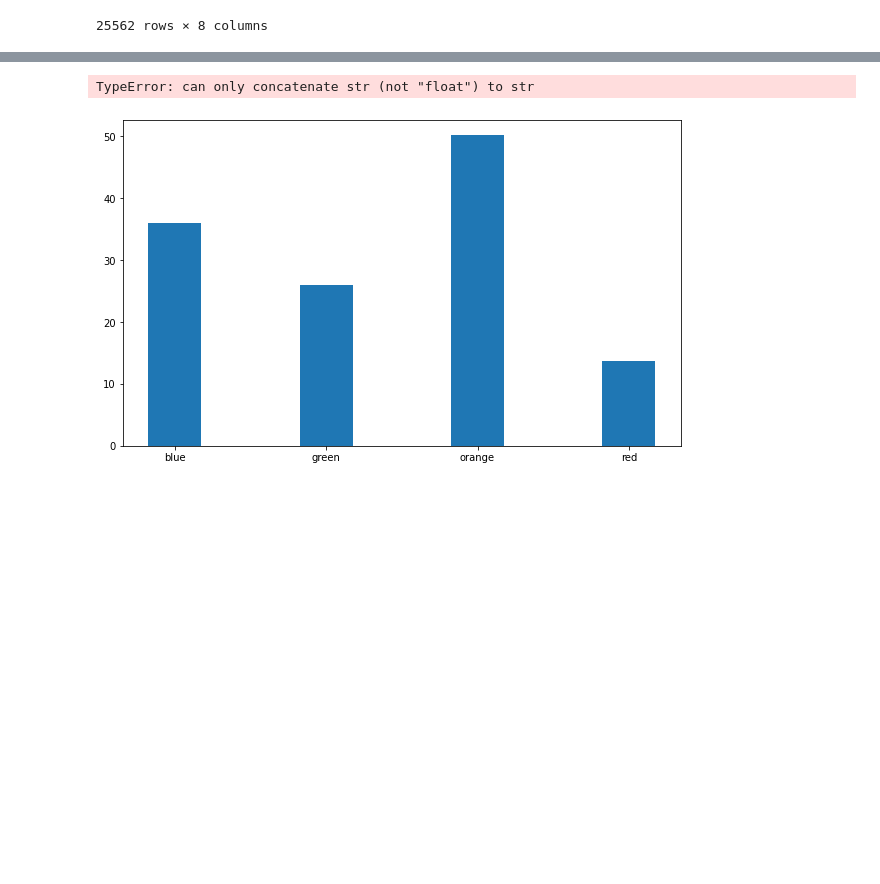
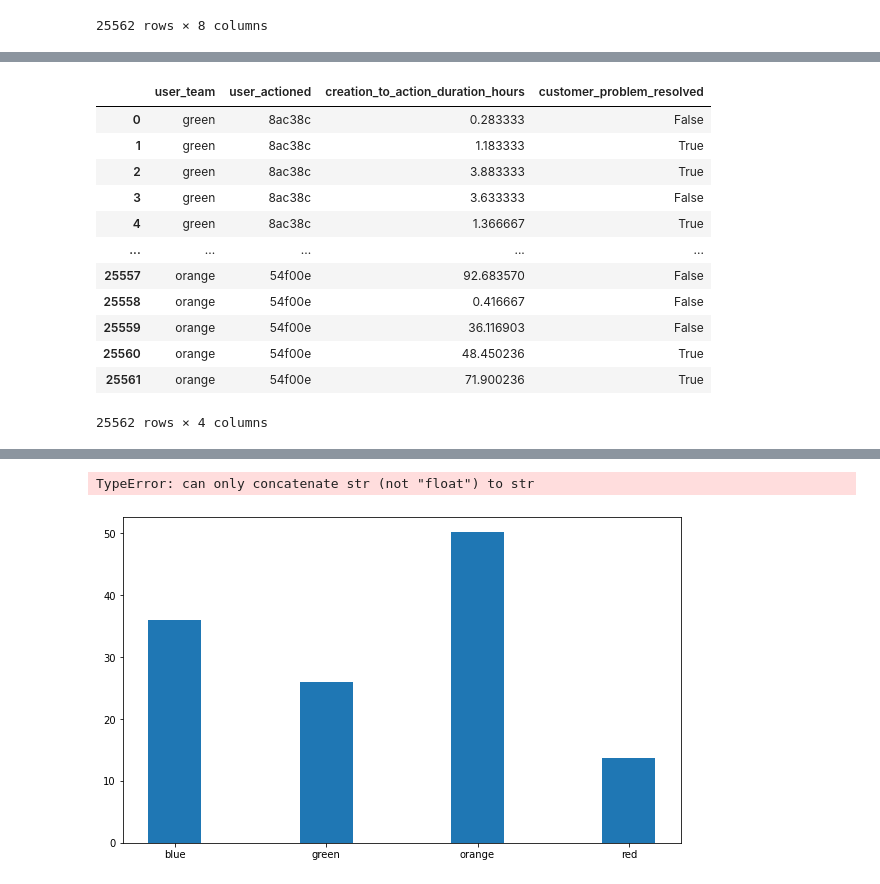
Before and after one commit to hiimani28/DVproject1, a Jupyter notebook: Untitled.ipynb, the cells around one changed output, grey strips where cells are left out. Saved outputs shown, nothing was run; the diff lists cells and outputs as text; code cells hidden in the pictures; blank space fills up the shorter version.

```diff
--- a/Untitled.ipynb
+++ b/Untitled.ipynb
@@ -42,5 +53,20 @@ a['creation_to_action_duration_hours'].max()
 # %%
-duration_performance = df[['user_team','user_actioned', 'creation_to_view_duration_hours','creation_to_action_duration_hours','action_to_view_duration_hours']]
+duration_performance = df[['user_team','user_actioned','creation_to_action_duration_hours','customer_problem_resolved']]
+duration_performance
+# %% [output]
+|  | user_team | user_actioned | creation_to_action_duration_hours | customer_problem_resolved |
+| 0 | green | 8ac38c | 0.283333 | False |
+| 1 | green | 8ac38c | 1.183333 | True |
+| 2 | green | 8ac38c | 3.883333 | True |
+| 3 | green | 8ac38c | 3.633333 | False |
+| 4 | green | 8ac38c | 1.366667 | True |
+| ... | ... | ... | ... | ... |
+| 25557 | orange | 54f00e | 92.683570 | False |
+| 25558 | orange | 54f00e | 0.416667 | False |
+| 25559 | orange | 54f00e | 36.116903 | False |
+| 25560 | orange | 54f00e | 48.450236 | True |
+| 25561 | orange | 54f00e | 71.900236 | True |
+25562 rows × 4 columns
 # %%
 average_durations_per_user = df.groupby(['user_team', 'user_actioned']).agg({
     'creation_to_view_duration_hours': 'mean',
```
Also changed, not shown: parts of 2 cells of this notebook, 3 other files.
